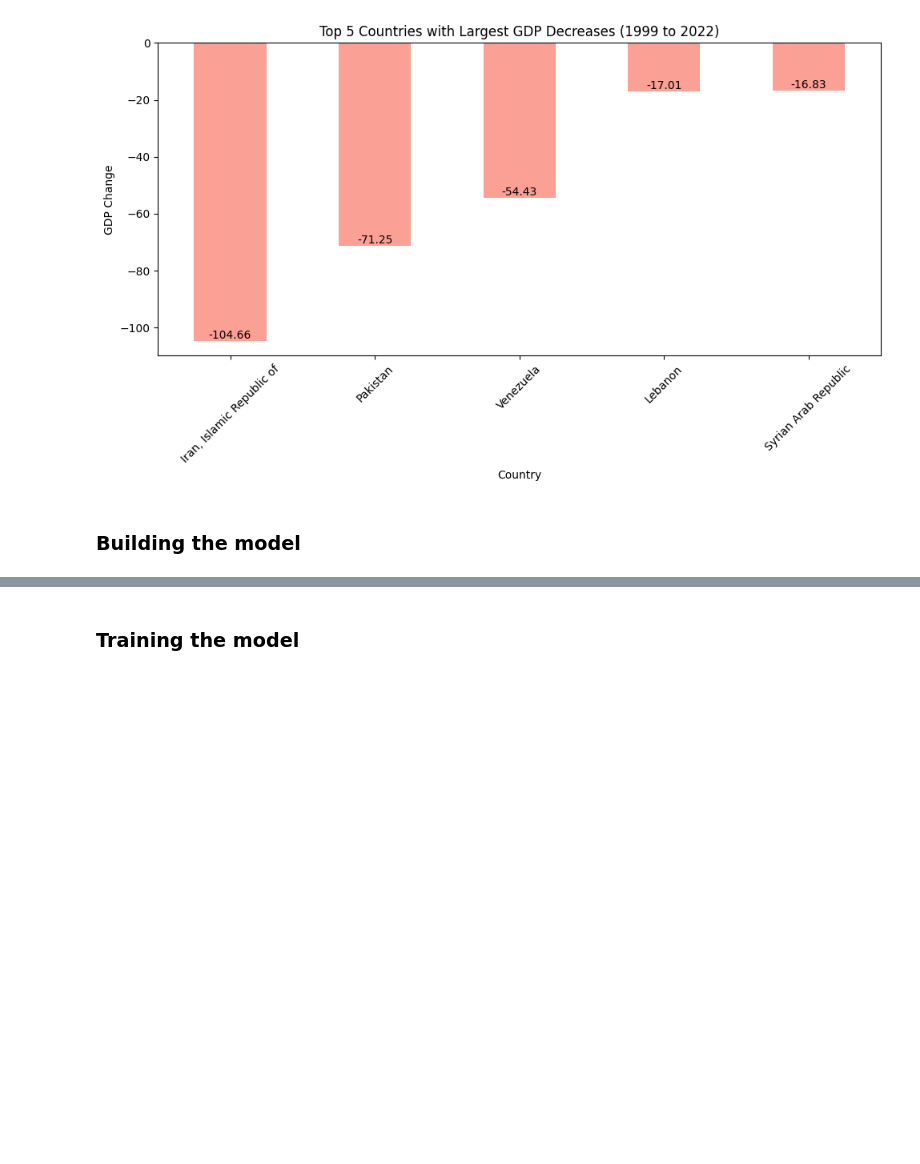
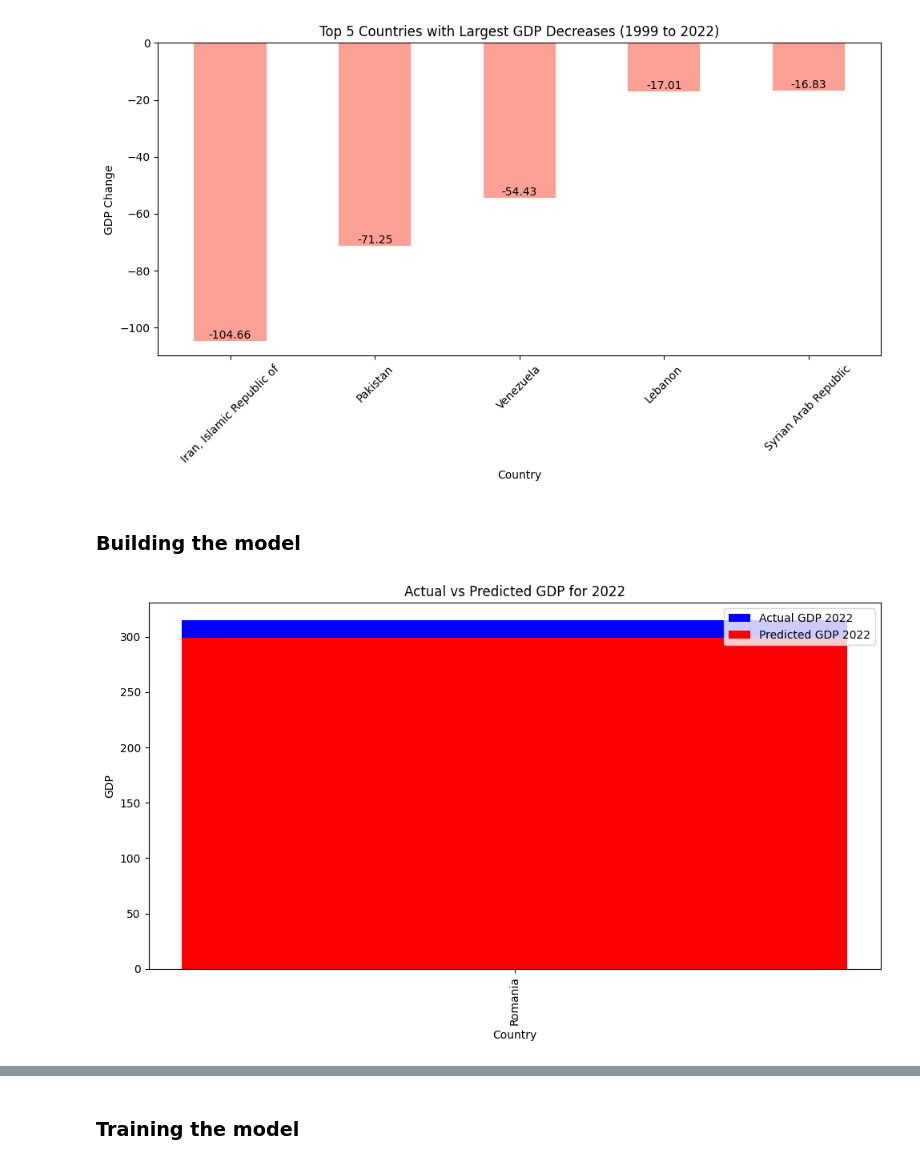
Before and after one commit to 911AstalusAdrian/MS2-PT, a Jupyter notebook: A3/regression_noetbook.ipynb, the cells around one changed output, grey strips where cells are left out. Saved outputs shown, nothing was run; the diff lists cells and outputs as text; code cells hidden in the pictures; blank space fills up the shorter version.

```diff
--- a/A3/regression_noetbook.ipynb
+++ b/A3/regression_noetbook.ipynb
@@ -5,6 +5,7 @@ import pandas as pd
 import numpy as np
 import matplotlib.pyplot as plt
 df = pd.read_csv('datasets/gdp_by_country_1999_2022.csv', sep=',', header=0, thousands=",") # read the dataset from the CSV file
+df_no_index = df.copy() # make a copy of the dataframe with no index
 df.set_index('Country', inplace=True)
 # %% [markdown]
 ### Data transformation & Data analysis
@@ -161,3 +173,38 @@ plt.show()
 [figure]
 # %% [markdown]
 ### Building the model
+# %%
+from sklearn.linear_model import LinearRegression
+model = LinearRegression()
+df2 = df_no_index.copy()
+
+X = df2.drop(columns=['Country', '2022'])
+y = df2['2022']
+
+model.fit(X, y)
+
+predictions = model.predict(X)
+
+df2['Predicted 2022'] = predictions
+
+# print(df_no_index[['Country', '2022', 'Predicted 2022']])
+
+fr_predicted_gdp = df2[df2['Country'] == 'France'][['Country', '2022', 'Predicted 2022']]
+ro_predicted_gdp = df2[df2['Country'] == 'Romania'][['Country', '2022', 'Predicted 2022']]
+us_predicted_gdp = df2[df2['Country'] == 'United States'][['Country', '2022', 'Predicted 2022']]
+
+plt.figure(figsize=(10, 6))
+plt.bar(ro_predicted_gdp['Country'], ro_predicted_gdp['2022'], color='b', label='Actual GDP 2022')
+plt.bar(ro_predicted_gdp['Country'], ro_predicted_gdp['Predicted 2022'], color='r', label='Predicted GDP 2022')
+
+plt.xlabel('Country')
+plt.ylabel('GDP')
+plt.title('Actual vs Predicted GDP for 2022')
+plt.xticks(rotation=90)
+plt.legend()
+plt.tight_layout()
+plt.show()
+
+# print(df2[df2['Country'] == 'France'][['Country', '2022', 'Predicted 2022']])
+# %% [output]
+[figure, added]
```
Also changed, not shown: parts of 3 cells of this notebook.
